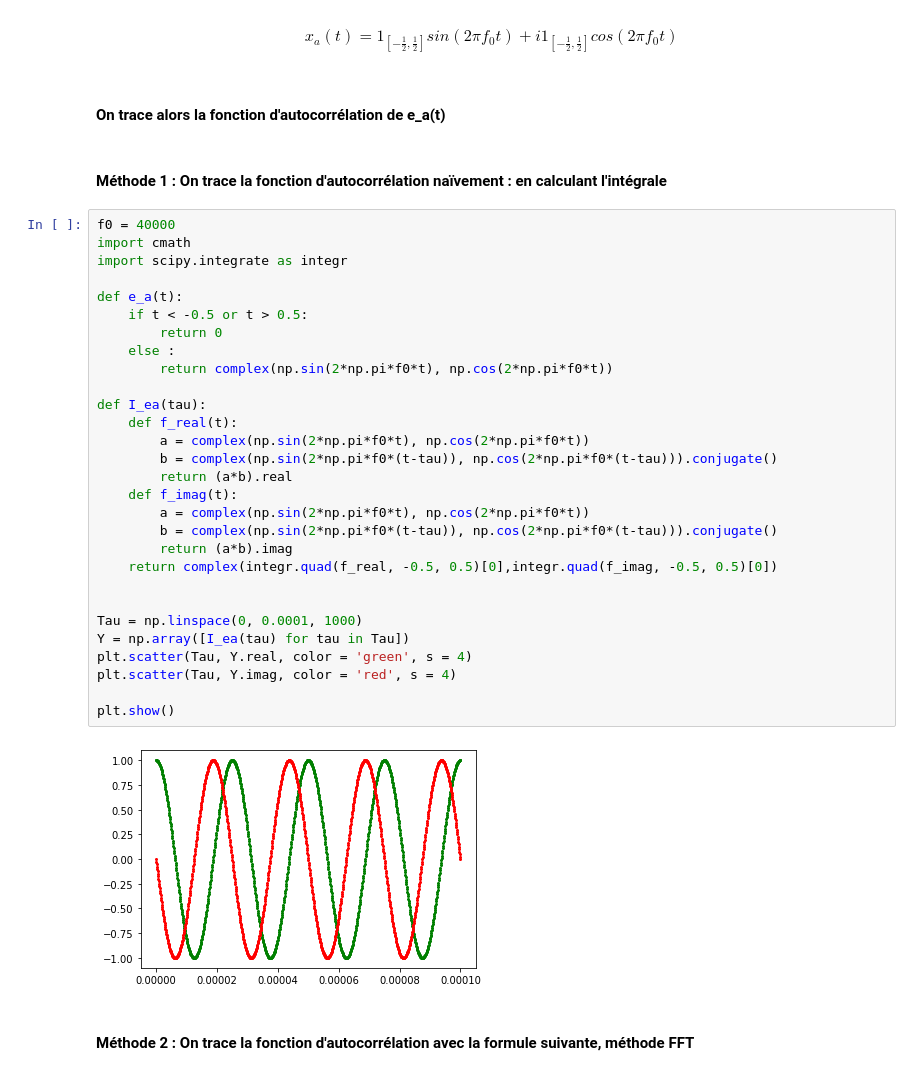
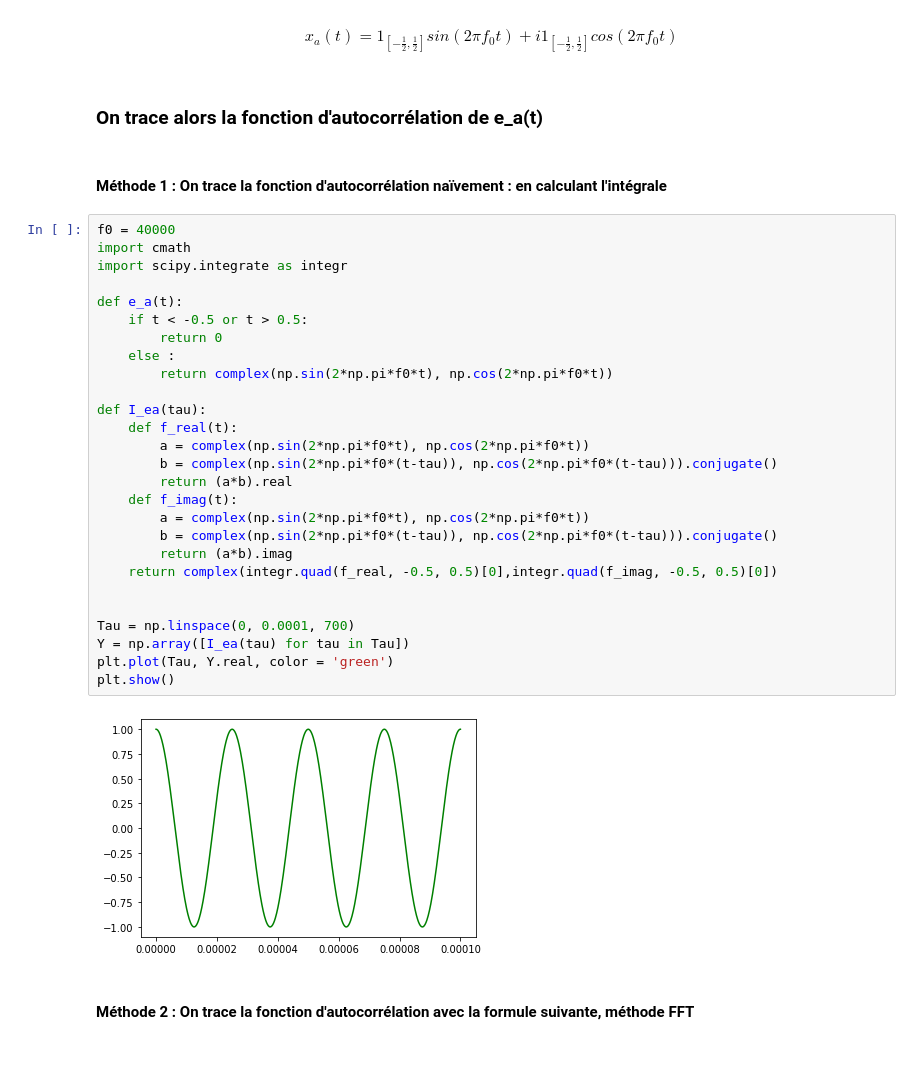
Before and after one commit to martin5555555555/traitementdusignal, a Jupyter notebook: mini_projet_radar.ipynb, the cells around one changed output. Drawn from its saved outputs; the diff is of its cells as text.

```diff
--- a/mini_projet_radar.ipynb
+++ b/mini_projet_radar.ipynb
@@ -303,40 +303,38 @@ $$
 
 $$x_a(t) =  1_{[-\frac {1}{2}, \frac {1}{2}]}sin(2\pi f_0 t) + i 1_{[-\frac {1}{2}, \frac {1}{2}]}cos(2\pi f_0 t) $$
 # %% [markdown]
-#### On trace alors la fonction d'autocorrélation de e_a(t)
+### On trace alors la fonction d'autocorrélation de e_a(t)
 # %% [markdown]
 #### Méthode 1 : On trace la fonction d'autocorrélation naïvement : en calculant l'intégrale
 # %%
 f0 = 40000
 import cmath
 import scipy.integrate as integr
 
 def e_a(t):
     if t < -0.5 or t > 0.5:
         return 0
     else :
         return complex(np.sin(2*np.pi*f0*t), np.cos(2*np.pi*f0*t))
 
 def I_ea(tau):
     def f_real(t):
         a = complex(np.sin(2*np.pi*f0*t), np.cos(2*np.pi*f0*t))
         b = complex(np.sin(2*np.pi*f0*(t-tau)), np.cos(2*np.pi*f0*(t-tau))).conjugate()
         return (a*b).real
     def f_imag(t):
         a = complex(np.sin(2*np.pi*f0*t), np.cos(2*np.pi*f0*t))
         b = complex(np.sin(2*np.pi*f0*(t-tau)), np.cos(2*np.pi*f0*(t-tau))).conjugate()
         return (a*b).imag
     return complex(integr.quad(f_real, -0.5, 0.5)[0],integr.quad(f_imag, -0.5, 0.5)[0])
 
 
-Tau = np.linspace(0, 0.0001, 1000)
+Tau = np.linspace(0, 0.0001, 700)
 Y = np.array([I_ea(tau) for tau in Tau])
-plt.scatter(Tau, Y.real, color = 'green', s = 4)
-plt.scatter(Tau, Y.imag, color = 'red', s = 4)
-
+plt.plot(Tau, Y.real, color = 'green')
 plt.show()
 # %% [output]
-[figure, old version]
+[figure, new version]
 # %% [markdown]
 #### Méthode 2 : On trace la fonction d'autocorrélation avec la formule suivante, méthode FFT
 # %% [markdown]
```
Also changed, not shown: parts of 32 cells of this notebook.
